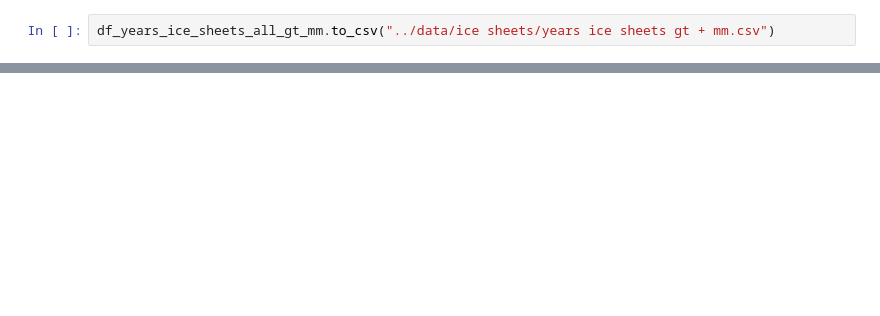
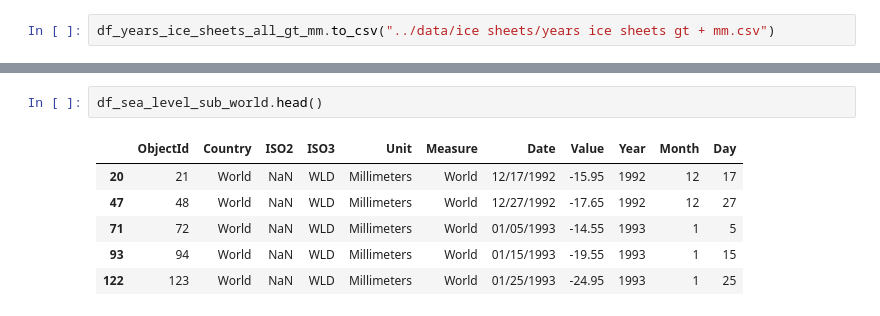
Before and after one commit to gauravpatil123/adv-projects-in-visualization, a Jupyter notebook: notebooks/project_main.ipynb, the cells around one changed output, grey strips where cells are left out. Saved outputs shown, nothing was run; the diff lists cells and outputs as text; blank space fills up the shorter version.

```diff
--- a/notebooks/project_main.ipynb
+++ b/notebooks/project_main.ipynb
@@ -632,0 +743,9 @@ df_years_ice_sheets_all_gt_mm.to_csv("../data/ice sheets/years ice sheets gt + m
+# %%
+df_sea_level_sub_world.head()
+# %% [output]
+|  | ObjectId | Country | ISO2 | ISO3 | Unit | Measure | Date | Value | Year | Month | Day |
+| 20 | 21 | World | NaN | WLD | Millimeters | World | 12/17/1992 | -15.95 | 1992 | 12 | 17 |
+| 47 | 48 | World | NaN | WLD | Millimeters | World | 12/27/1992 | -17.65 | 1992 | 12 | 27 |
+| 71 | 72 | World | NaN | WLD | Millimeters | World | 01/05/1993 | -14.55 | 1993 | 1 | 5 |
+| 93 | 94 | World | NaN | WLD | Millimeters | World | 01/15/1993 | -19.55 | 1993 | 1 | 15 |
+| 122 | 123 | World | NaN | WLD | Millimeters | World | 01/25/1993 | -24.95 | 1993 | 1 | 25 |
```
Also changed, not shown: parts of 13 cells of this notebook, 1 other file.
